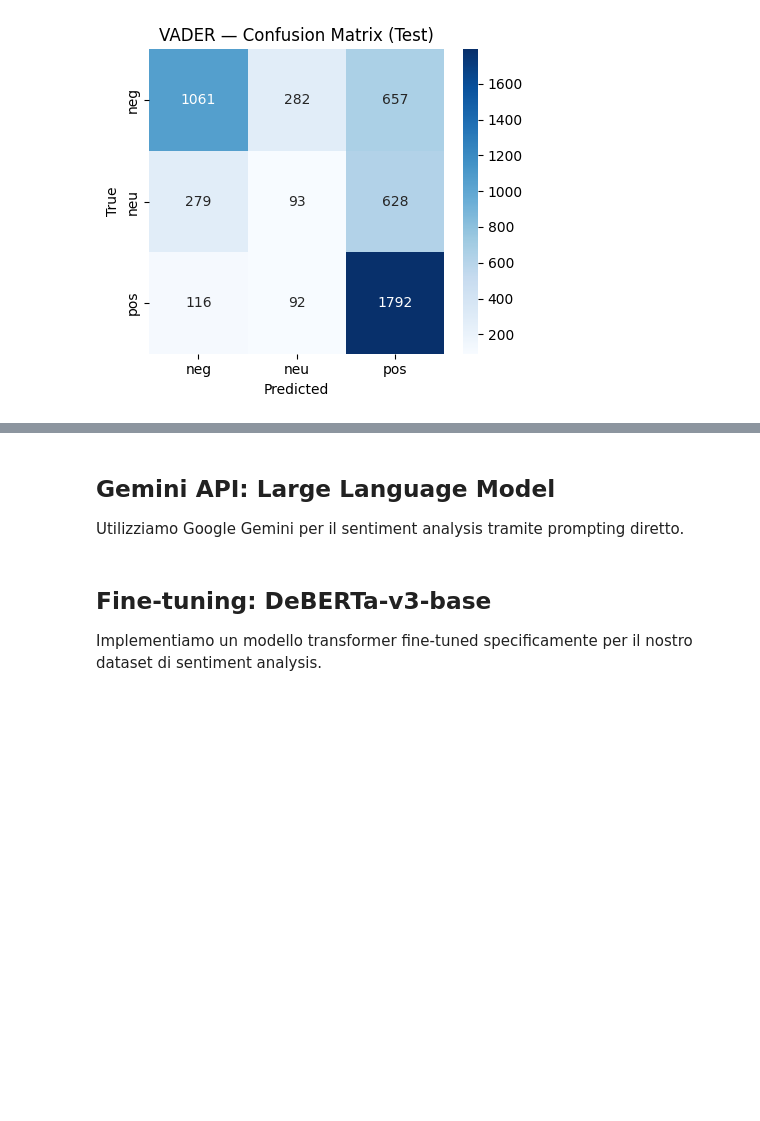
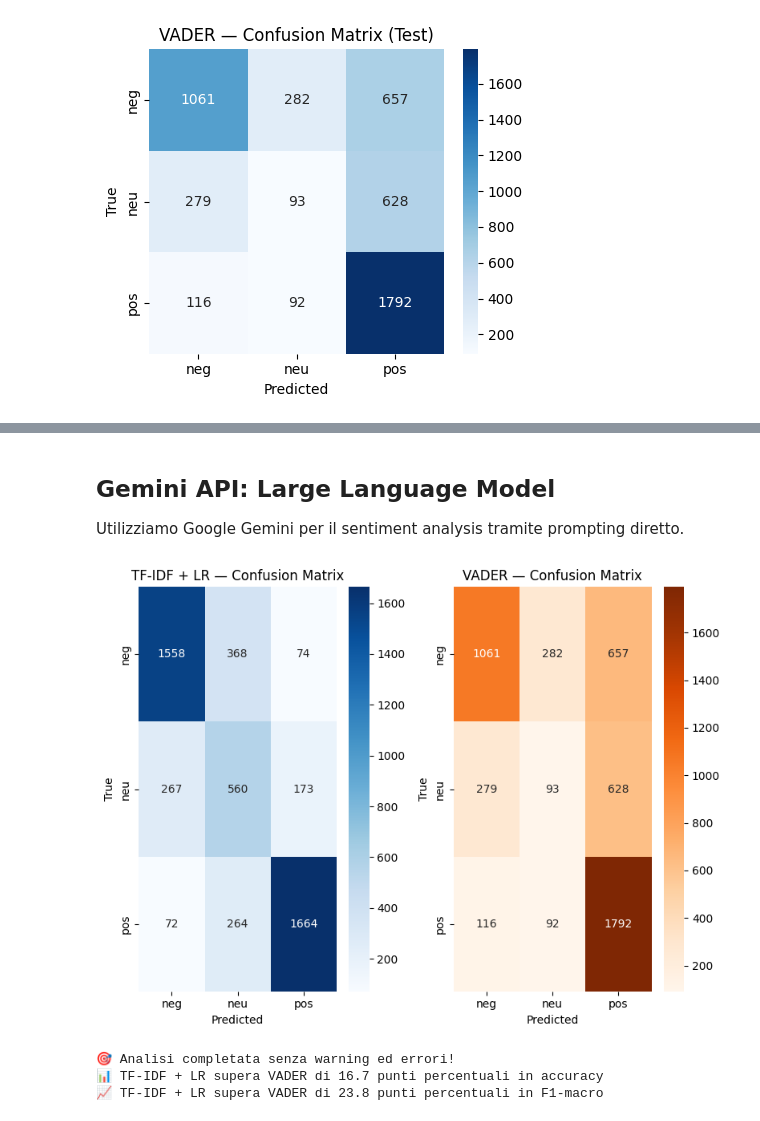
Before and after one commit to micheleguidaa/sentiment-analysis-amazon-reviews, a Jupyter notebook: notebooks/sa_amazon_reviews_3class.ipynb, the cells around one changed output, grey strips where cells are left out. Cells and saved outputs as stored; diff of their text form; code cells hidden in the pictures; blank space fills up the shorter version.

```diff
--- a/notebooks/sa_amazon_reviews_3class.ipynb
+++ b/notebooks/sa_amazon_reviews_3class.ipynb
@@ -249,15 +188,0 @@ plt.show()
-# %%
-# Analisi delle parole più frequenti per ogni sentiment
-print("=== ANALISI PAROLE PIÙ FREQUENTI PER SENTIMENT ===\n")
-
-for sentiment in ['neg', 'neu', 'pos']:
-    text = texts_by_sentiment[sentiment]
-    words = text.split()
-    word_freq = Counter(words)
-
-    sentiment_names = {'neg': 'NEGATIVO', 'neu': 'NEUTRO', 'pos': 'POSITIVO'}
-    print(f"{sentiment_names[sentiment]} - Top 15 parole:")
-
-    for word, freq in word_freq.most_common(15):
-        print(f"   {word}: {freq:,}")
-    print()
@@ -342,3 +356,7 @@ VADER (Valence Aware Dictionary and sEntiment Reasoner) è un modello basato su
+# %% [markdown]
+## Gemini API: Large Language Model
+
+Utilizziamo Google Gemini per il sentiment analysis tramite prompting diretto.
 # %%
 # === Gemini evaluation: polarity neg/neu/pos (batch, seed param) ==================
 import os, time, re, random
@@ -554,7 +572,3 @@ for (r, c), v in np.ndenumerate(cm):
     plt.text(c, r, str(v), ha='center', va='center')
 plt.xlabel("Predicted"); plt.ylabel("True")
 plt.tight_layout(); plt.show()
-# %% [markdown]
-## Gemini API: Large Language Model
-
-Utilizziamo Google Gemini per il sentiment analysis tramite prompting diretto.
@@ -737,4 +574,0 @@ clf = pipeline("text-classification", model=save_dir, tokenizer=sav_
-# %% [markdown]
-## Fine-tuning: DeBERTa-v3-base
-
-Implementiamo un modello transformer fine-tuned specificamente per il nostro dataset di sentiment analysis.
@@ -801,0 +575,36 @@ plt.show()
+# %%
+# Matrice di confusione per TF-IDF + Logistic Regression
+import matplotlib.pyplot as plt
+import seaborn as sns
+
+plt.figure(figsize=(8, 6))
+
+# TF-IDF Confusion Matrix
+plt.subplot(1, 2, 1)
+cm_lr = confusion_matrix(y_test, y_pred_lr, labels=CLASSES)
+sns.heatmap(cm_lr, annot=True, fmt="d", cmap="Blues",
+            xticklabels=CLASSES, yticklabels=CLASSES)
+plt.title("TF-IDF + LR — Confusion Matrix")
+plt.xlabel("Predicted")
+plt.ylabel("True")
+
+# VADER Confusion Matrix
+plt.subplot(1, 2, 2)
+cm_vader = confusion_matrix(y_test, y_pred_vader, labels=CLASSES)
+sns.heatmap(cm_vader, annot=True, fmt="d", cmap="Oranges",
+            xticklabels=CLASSES, yticklabels=CLASSES)
+plt.title("VADER — Confusion Matrix")
+plt.xlabel("Predicted")
+plt.ylabel("True")
+
+plt.tight_layout()
+plt.show()
+
+print("🎯 Analisi completata senza warning ed errori!")
+print(f"📊 TF-IDF + LR supera VADER di {(acc_lr - acc_vader)*100:.1f} punti percentuali in accuracy")
+print(f"📈 TF-IDF + LR supera VADER di {(f1m_lr - f1m_vader)*100:.1f} punti percentuali in F1-macro")
+# %% [output]
+[figure, added]
+🎯 Analisi completata senza warning ed errori!
+📊 TF-IDF + LR supera VADER di 16.7 punti percentuali in accuracy
+📈 TF-IDF + LR supera VADER di 23.8 punti percentuali in F1-macro
```
Also changed, not shown: parts of 12 cells of this notebook.
